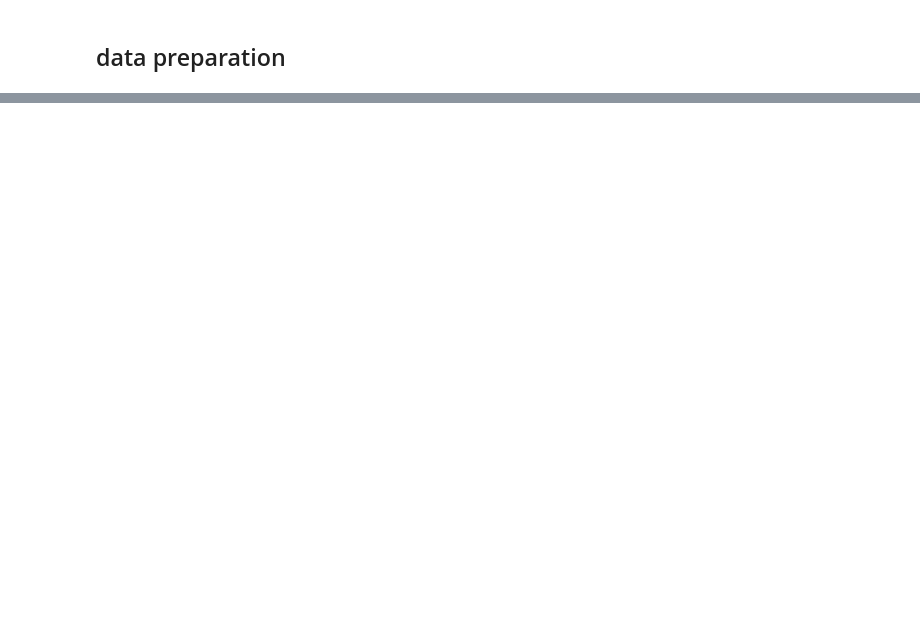
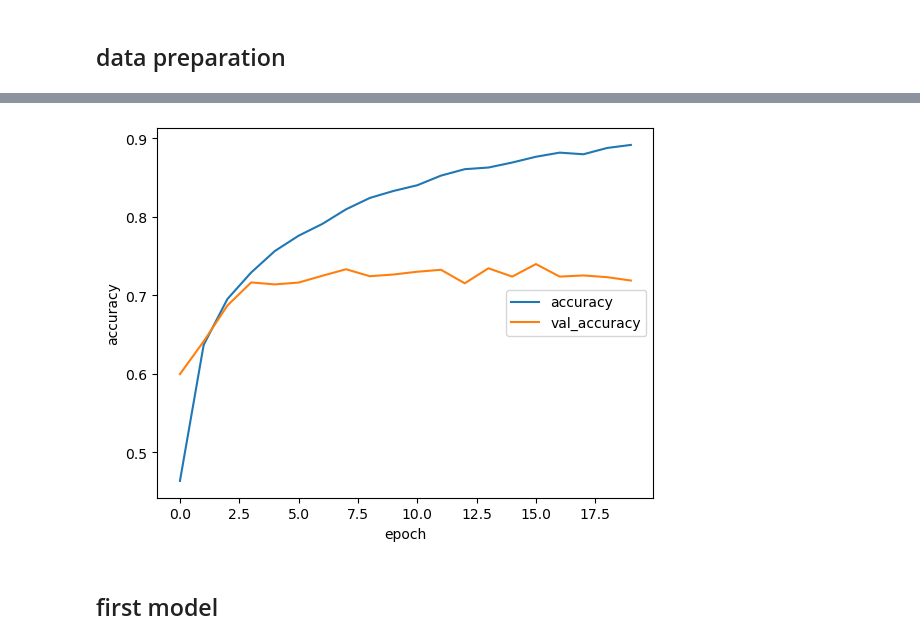
Before and after one commit to aqmery/ML, a Jupyter notebook: convolutional_neural_network/CNN.ipynb, the cells around one changed output, grey strips where cells are left out. Cells and saved outputs as stored; diff of their text form; code cells hidden in the pictures; blank space fills up the shorter version.

```diff
--- a/convolutional_neural_network/CNN.ipynb
+++ b/convolutional_neural_network/CNN.ipynb
@@ -16,0 +46,19 @@ y_test = tf.keras.utils.to_categorical(y_test)
+# %%
+baseline = Sequential([
+    layers.Conv2D(32, (3, 3), activation='relu', padding='same', input_shape=(32, 32, 3)),
+    layers.Conv2D(32, (3, 3), activation='relu', padding='same'),
+    layers.MaxPooling2D((2, 2)),
+    layers.Conv2D(64, (3, 3), activation='relu', padding='same'),
+    layers.Conv2D(64, (3, 3), activation='relu', padding='same'),
+    layers.MaxPooling2D((2, 2)),
+    layers.Conv2D(128, (3, 3), activation='relu', padding='same'),
+    layers.Conv2D(128, (3, 3), activation='relu', padding='same'),
+    layers.MaxPooling2D((2, 2)),
+    layers.Flatten(),
+    layers.Dense(128, activation='relu'),
+    layers.Dense(10, activation='softmax')
+])
+# %%
+baseline.compile(optimizer='adam',
+              loss='categorical_crossentropy',
+              metrics=['accuracy'])
@@ -16,0 +85,2 @@ y_test = tf.keras.utils.to_categorical(y_test)
+# %%
+baseline_history = baseline.fit(X_train, y_train, epochs=20, validation_data = (X_test, y_test))
@@ -16,0 +105,11 @@ y_test = tf.keras.utils.to_categorical(y_test)
+# %%
+plt.plot(baseline_history.history["accuracy"], label="accuracy")
+plt.plot(baseline_history.history["val_accuracy"], label="val_accuracy")
+plt.legend(["accuracy", "val_accuracy"], loc="right")
+plt.xlabel("epoch")
+plt.ylabel("accuracy")
+plt.show()
+# %% [output]
+[figure, added]
+# %% [markdown]
+## first model
```
Also changed, not shown: parts of 42 cells of this notebook, 2 other files.
